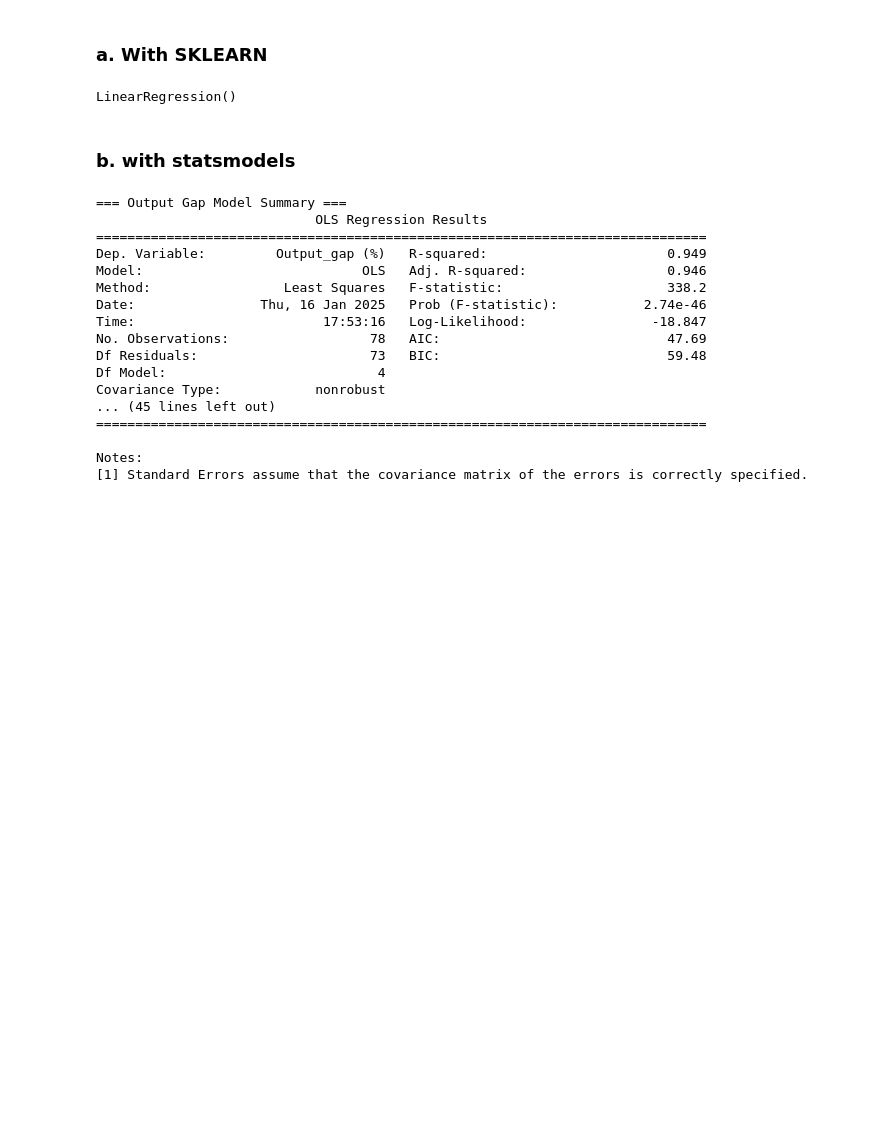
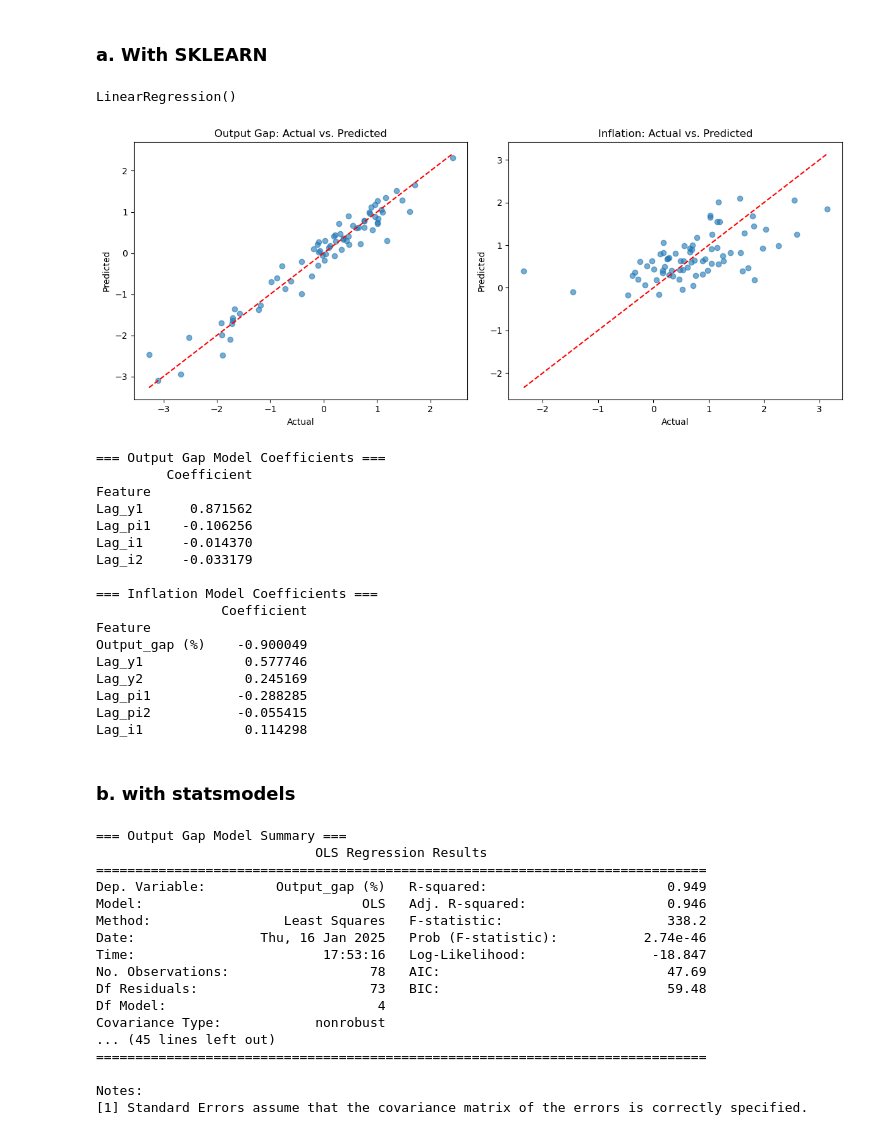
Before and after one commit to Sebastian-Ballesteros/ST449_Project, a Jupyter notebook: main_v2.ipynb, the cells around one changed output. Drawn from its saved outputs; the diff is of its cells as text; code cells hidden in the pictures; blank space fills up the shorter version.

```diff
--- a/main_v2.ipynb
+++ b/main_v2.ipynb
@@ -277,14 +277,82 @@ y_y = merged_df['Output_gap (%)']
 X_pi = merged_df[['Output_gap (%)', 'Lag_y1', 'Lag_y2', 'Lag_pi1', 'Lag_pi2', 'Lag_i1']]
 y_pi = merged_df['Inflation_Rate (%)']
 
-model_y = LinearRegression()
-model_pi = LinearRegression()
+ols_model_y = LinearRegression()
+ols_model_pi = LinearRegression()
 
     # Fit Models
-model_y.fit(X_y, y_y)
-model_pi.fit(X_pi, y_pi)
+ols_model_y.fit(X_y, y_y)
+ols_model_pi.fit(X_pi, y_pi)
 # %% [output]
 LinearRegression()
+# %%
+# Predictions
+y_y_pred = ols_model_y.predict(X_y)
+y_pi_pred = ols_model_pi.predict(X_pi)
+
+# --------------------------------------------------
+# 3. Visualization: Actual vs. Predicted
+# --------------------------------------------------
+
+fig, ax = plt.subplots(1, 2, figsize=(12, 5))
+
+# Plot 1: Actual vs. Predicted (Output Gap)
+ax[0].scatter(y_y, y_y_pred, alpha=0.6)
+min_val = min(y_y.min(), y_y_pred.min())
+max_val = max(y_y.max(), y_y_pred.max())
+ax[0].plot([min_val, max_val], [min_val, max_val], 'r--')
+ax[0].set_title('Output Gap: Actual vs. Predicted')
+ax[0].set_xlabel('Actual')
+ax[0].set_ylabel('Predicted')
+
+# Plot 2: Actual vs. Predicted (Inflation)
+ax[1].scatter(y_pi, y_pi_pred, alpha=0.6)
+min_val = min(y_pi.min(), y_pi_pred.min())
+max_val = max(y_pi.max(), y_pi_pred.max())
+ax[1].plot([min_val, max_val], [min_val, max_val], 'r--')
+ax[1].set_title('Inflation: Actual vs. Predicted')
+ax[1].set_xlabel('Actual')
+ax[1].set_ylabel('Predicted')
+
+plt.tight_layout()
+plt.show()
+
+# --------------------------------------------------
+# 4. Table of Coefficients
+# --------------------------------------------------
+
+def get_coefficients(model, feature_names):
+    return pd.DataFrame({
+        'Coefficient': model.coef_,
+        'Feature': feature_names
+    }).set_index('Feature')
+
+print("\n=== Output Gap Model Coefficients ===")
+coef_y = get_coefficients(ols_model_y, X_y.columns)
+print(coef_y)
+
+print("\n=== Inflation Model Coefficients ===")
+coef_pi = get_coefficients(ols_model_pi, X_pi.columns)
+print(coef_pi)
+# %% [output]
+[figure, added]
+=== Output Gap Model Coefficients ===
+         Coefficient
+Feature
+Lag_y1      0.871562
+Lag_pi1    -0.106256
+Lag_i1     -0.014370
+Lag_i2     -0.033179
+
+=== Inflation Model Coefficients ===
+                Coefficient
+Feature
+Output_gap (%)    -0.900049
+Lag_y1             0.577746
+Lag_y2             0.245169
+Lag_pi1           -0.288285
+Lag_pi2           -0.055415
+Lag_i1             0.114298
 # %% [markdown]
 ### b. with statsmodels
 # %%
```
Also changed, not shown: parts of 1 cell of this notebook.
